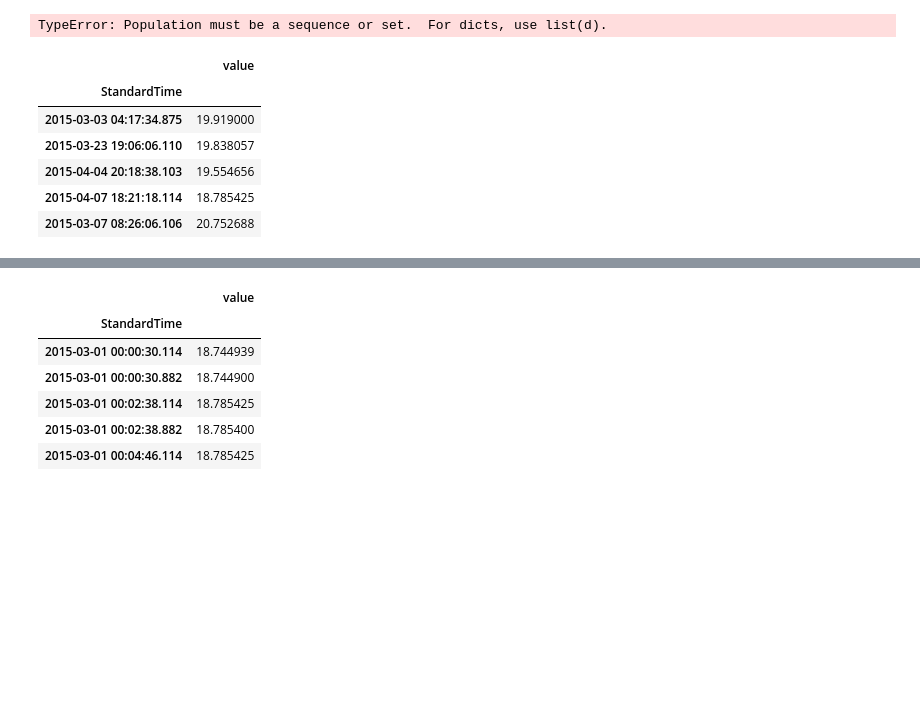
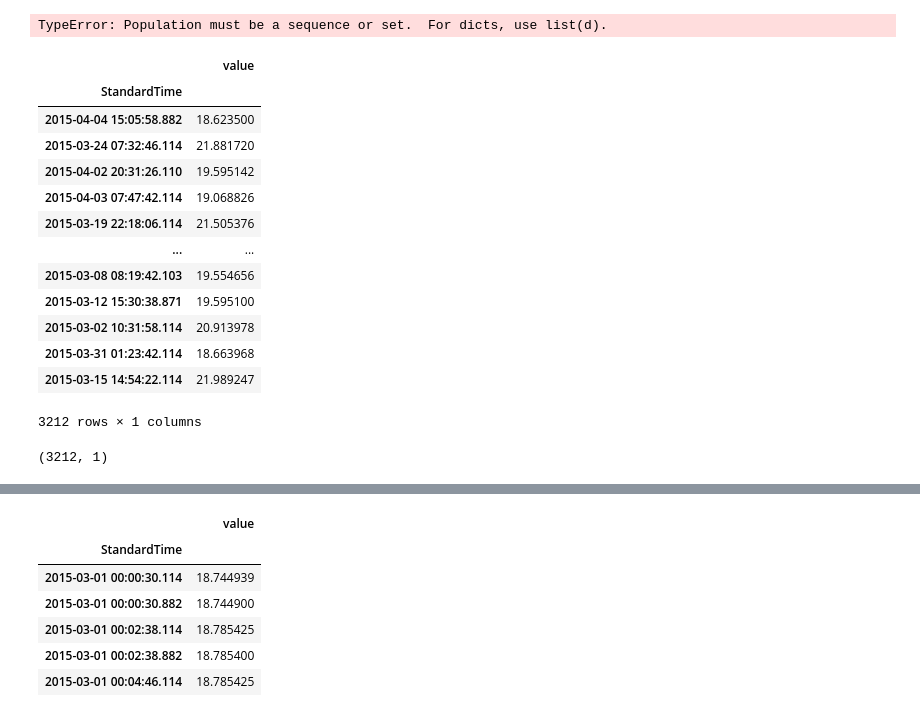
Before and after one commit to parinyad123/Telemetry_Project, a Jupyter notebook: Predict_time_Series/Telemetry/TANKTEMP092_098.ipynb, the cells around one changed output, grey strips where cells are left out. Cells and saved outputs as stored; diff of their text form; code cells hidden in the pictures; blank space fills up the shorter version.

```diff
--- a/Predict_time_Series/Telemetry/TANKTEMP092_098.ipynb
+++ b/Predict_time_Series/Telemetry/TANKTEMP092_098.ipynb
@@ -215,15 +228,24 @@ data_ran = rd.sample(data_std, k=9000)
 # %% [output]
 TypeError: Population must be a sequence or set.  For dicts, use list(d).
 # %%
-data_rd = data_std.sample(frac=.75, random_state=9000)
-data_rd.head()
+data_rd = data_std.sample(frac=.1, random_state=20)
+data_rd
 # %% [output]
 |  | value |
 | StandardTime |  |
-| 2015-03-03 04:17:34.875 | 19.919000 |
-| 2015-03-23 19:06:06.110 | 19.838057 |
-| 2015-04-04 20:18:38.103 | 19.554656 |
-| 2015-04-07 18:21:18.114 | 18.785425 |
-| 2015-03-07 08:26:06.106 | 20.752688 |
+| 2015-04-04 15:05:58.882 | 18.623500 |
+| 2015-03-24 07:32:46.114 | 21.881720 |
+| 2015-04-02 20:31:26.110 | 19.595142 |
+| 2015-04-03 07:47:42.114 | 19.068826 |
+| 2015-03-19 22:18:06.114 | 21.505376 |
+| ... | ... |
+| 2015-03-08 08:19:42.103 | 19.554656 |
+| 2015-03-12 15:30:38.871 | 19.595100 |
+| 2015-03-02 10:31:58.114 | 20.913978 |
+| 2015-03-31 01:23:42.114 | 18.663968 |
+| 2015-03-15 14:54:22.114 | 21.989247 |
+3212 rows × 1 columns
 # %%
-data.shape()
+data_rd.shape
+# %% [output]
+(3212, 1)
```
Also changed, not shown: parts of 30 cells of this notebook.
